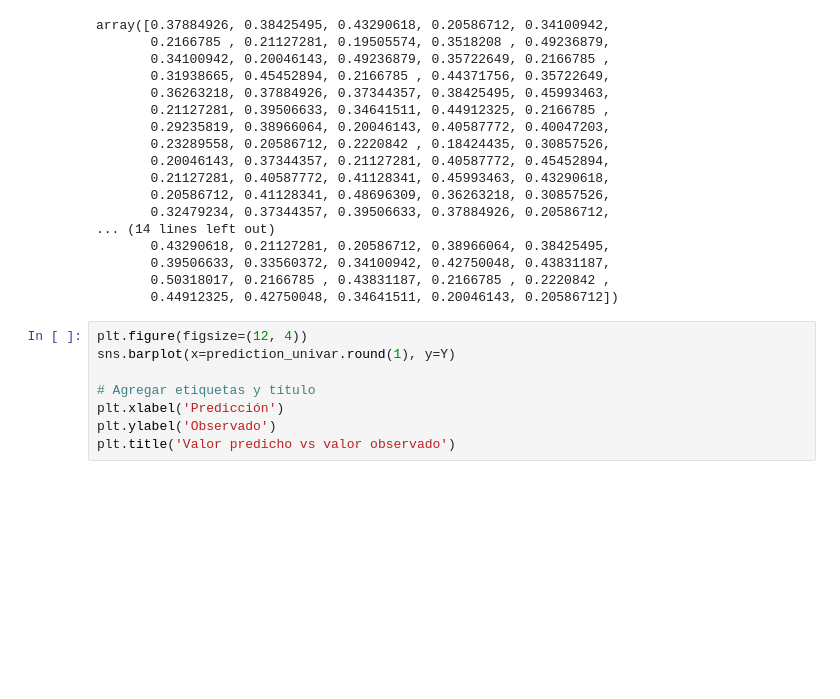
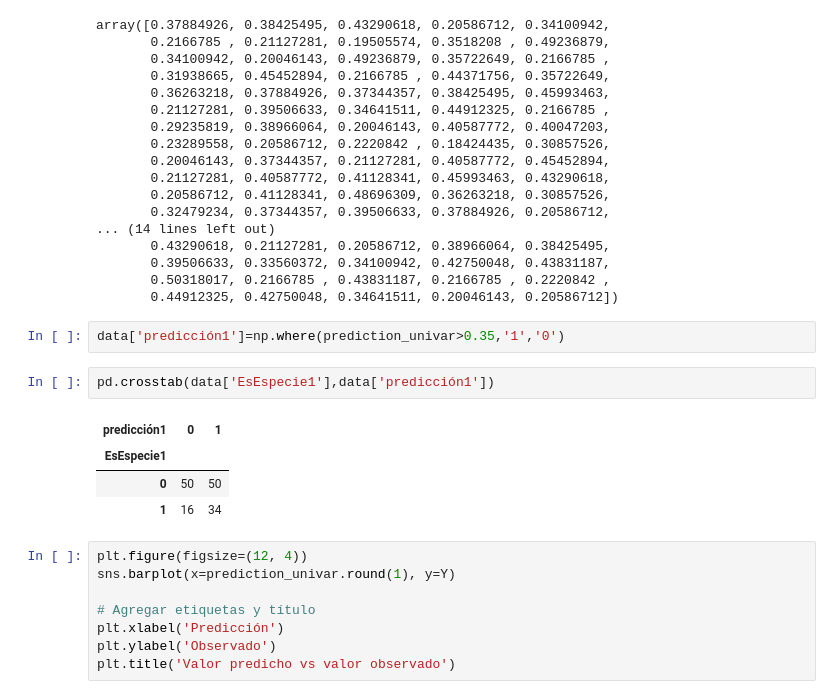
Before and after one commit to jazaineam1/Andes_ADDBD, a Jupyter notebook: Sesion12/Clase_12_Introducción_al_ML_Modelo_Lineal.ipynb, the cells around one changed output. Saved outputs shown, nothing was run; the diff lists cells and outputs as text; blank space fills up the shorter version.

```diff
--- a/Sesion12/Clase_12_Introducción_al_ML_Modelo_Lineal.ipynb
+++ b/Sesion12/Clase_12_Introducción_al_ML_Modelo_Lineal.ipynb
@@ -139,6 +163,15 @@ array([0.37884926, 0.38425495, 0.43290618, 0.20586712, 0.34100942,
        0.39506633, 0.33560372, 0.34100942, 0.42750048, 0.43831187,
        0.50318017, 0.2166785 , 0.43831187, 0.2166785 , 0.2220842 ,
        0.44912325, 0.42750048, 0.34641511, 0.20046143, 0.20586712])
+# %%
+data['predicción1']=np.where(prediction_univar>0.35,'1','0')
+# %%
+pd.crosstab(data['EsEspecie1'],data['predicción1'])
+# %% [output]
+| predicción1 | 0 | 1 |
+| EsEspecie1 |  |  |
+| 0 | 50 | 50 |
+| 1 | 16 | 34 |
 # %%
 plt.figure(figsize=(12, 4))
 sns.barplot(x=prediction_univar.round(1), y=Y)
```
Also changed, not shown: parts of 5 cells of this notebook.
